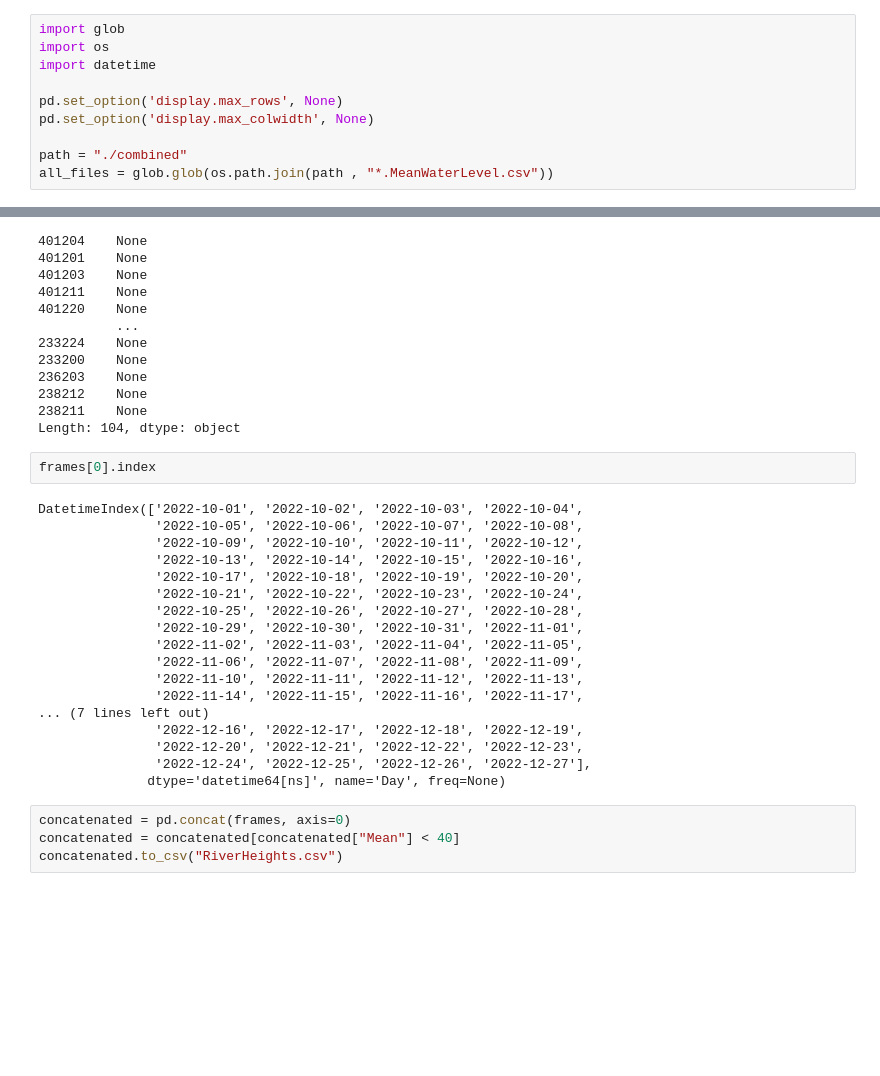
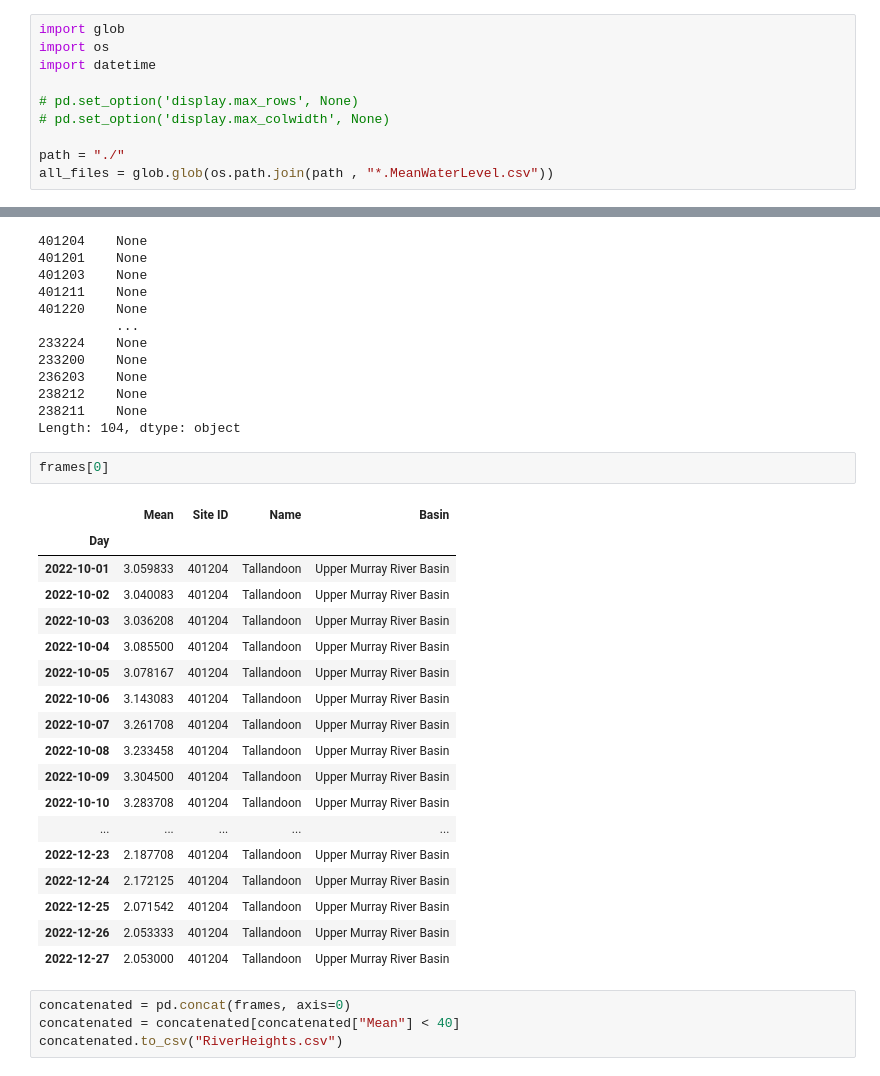
Before and after one commit to jgOhYeah/FIT3179, a Jupyter notebook: Week10_Homework/Dataprocessing.ipynb, the cells around one changed output, grey strips where cells are left out. Drawn from its saved outputs; the diff is of its cells as text; blank space fills up the shorter version.

```diff
--- a/Week10_Homework/Dataprocessing.ipynb
+++ b/Week10_Homework/Dataprocessing.ipynb
@@ -152,8 +153,8 @@ import glob
 import os
 import datetime
 
-pd.set_option('display.max_rows', None)
-pd.set_option('display.max_colwidth', None)
+# pd.set_option('display.max_rows', None)
+# pd.set_option('display.max_colwidth', None)
 
-path = "./combined"
+path = "./"
 all_files = glob.glob(os.path.join(path , "*.MeanWaterLevel.csv"))
@@ -587,25 +602,26 @@ details_levels.apply(lambda row: over_time(row.name, row["Station "], row["MaxCa
 238211    None
 Length: 104, dtype: object
 # %%
-frames[0].index
+frames[0]
 # %% [output]
-DatetimeIndex(['2022-10-01', '2022-10-02', '2022-10-03', '2022-10-04',
-               '2022-10-05', '2022-10-06', '2022-10-07', '2022-10-08',
-               '2022-10-09', '2022-10-10', '2022-10-11', '2022-10-12',
-               '2022-10-13', '2022-10-14', '2022-10-15', '2022-10-16',
-               '2022-10-17', '2022-10-18', '2022-10-19', '2022-10-20',
-               '2022-10-21', '2022-10-22', '2022-10-23', '2022-10-24',
-               '2022-10-25', '2022-10-26', '2022-10-27', '2022-10-28',
-               '2022-10-29', '2022-10-30', '2022-10-31', '2022-11-01',
-               '2022-11-02', '2022-11-03', '2022-11-04', '2022-11-05',
-               '2022-11-06', '2022-11-07', '2022-11-08', '2022-11-09',
-               '2022-11-10', '2022-11-11', '2022-11-12', '2022-11-13',
-               '2022-11-14', '2022-11-15', '2022-11-16', '2022-11-17',
-... (7 lines left out)
-               '2022-12-16', '2022-12-17', '2022-12-18', '2022-12-19',
-               '2022-12-20', '2022-12-21', '2022-12-22', '2022-12-23',
-               '2022-12-24', '2022-12-25', '2022-12-26', '2022-12-27'],
-              dtype='datetime64[ns]', name='Day', freq=None)
+|  | Mean | Site ID | Name | Basin |
+| Day |  |  |  |  |
+| 2022-10-01 | 3.059833 | 401204 | Tallandoon | Upper Murray River Basin |
+| 2022-10-02 | 3.040083 | 401204 | Tallandoon | Upper Murray River Basin |
+| 2022-10-03 | 3.036208 | 401204 | Tallandoon | Upper Murray River Basin |
+| 2022-10-04 | 3.085500 | 401204 | Tallandoon | Upper Murray River Basin |
+| 2022-10-05 | 3.078167 | 401204 | Tallandoon | Upper Murray River Basin |
+| 2022-10-06 | 3.143083 | 401204 | Tallandoon | Upper Murray River Basin |
+| 2022-10-07 | 3.261708 | 401204 | Tallandoon | Upper Murray River Basin |
+| 2022-10-08 | 3.233458 | 401204 | Tallandoon | Upper Murray River Basin |
+| 2022-10-09 | 3.304500 | 401204 | Tallandoon | Upper Murray River Basin |
+| 2022-10-10 | 3.283708 | 401204 | Tallandoon | Upper Murray River Basin |
+| ... | ... | ... | ... | ... |
+| 2022-12-23 | 2.187708 | 401204 | Tallandoon | Upper Murray River Basin |
+| 2022-12-24 | 2.172125 | 401204 | Tallandoon | Upper Murray River Basin |
+| 2022-12-25 | 2.071542 | 401204 | Tallandoon | Upper Murray River Basin |
+| 2022-12-26 | 2.053333 | 401204 | Tallandoon | Upper Murray River Basin |
+| 2022-12-27 | 2.053000 | 401204 | Tallandoon | Upper Murray River Basin |
 # %%
 concatenated = pd.concat(frames, axis=0)
 concatenated = concatenated[concatenated["Mean"] < 40]
```
Also changed, not shown: parts of 21 cells of this notebook, 6 other files.
